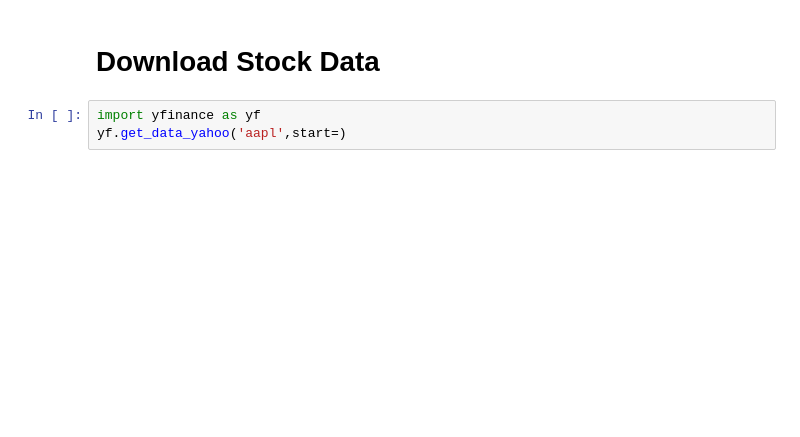
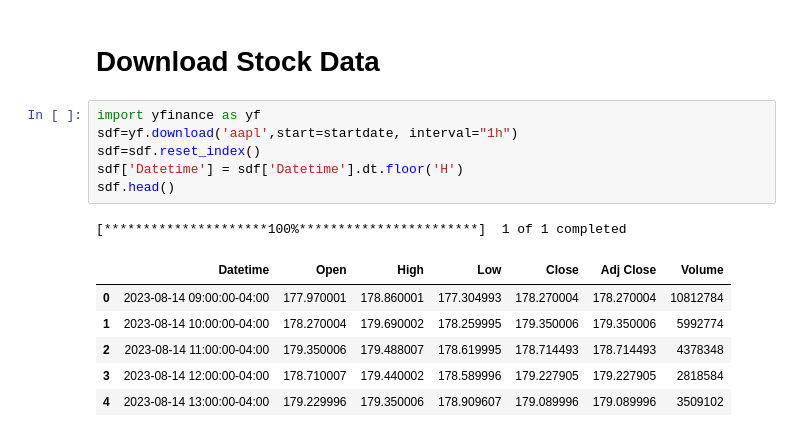
Before and after one commit to gossdante/news_sentiment, a Jupyter notebook: sentiment.ipynb, the cells around one changed output. Cells and saved outputs as stored; diff of their text form; blank space fills up the shorter version.

```diff
--- a/sentiment.ipynb
+++ b/sentiment.ipynb
@@ -222,5 +242,16 @@ all_articles.head()
 # %% [markdown]
 # Download Stock Data
-# %%
-import yfinance as yf
-yf.get_data_yahoo('aapl',start=)
+# %%
+import yfinance as yf
+sdf=yf.download('aapl',start=startdate, interval="1h")
+sdf=sdf.reset_index()
+sdf['Datetime'] = sdf['Datetime'].dt.floor('H')
+sdf.head()
+# %% [output]
+[*********************100%***********************]  1 of 1 completed
+|  | Datetime | Open | High | Low | Close | Adj Close | Volume |
+| 0 | 2023-08-14 09:00:00-04:00 | 177.970001 | 178.860001 | 177.304993 | 178.270004 | 178.270004 | 10812784 |
+| 1 | 2023-08-14 10:00:00-04:00 | 178.270004 | 179.690002 | 178.259995 | 179.350006 | 179.350006 | 5992774 |
+| 2 | 2023-08-14 11:00:00-04:00 | 179.350006 | 179.488007 | 178.619995 | 178.714493 | 178.714493 | 4378348 |
+| 3 | 2023-08-14 12:00:00-04:00 | 178.710007 | 179.440002 | 178.589996 | 179.227905 | 179.227905 | 2818584 |
+| 4 | 2023-08-14 13:00:00-04:00 | 179.229996 | 179.350006 | 178.909607 | 179.089996 | 179.089996 | 3509102 |
```
Also changed, not shown: parts of 3 cells of this notebook.
